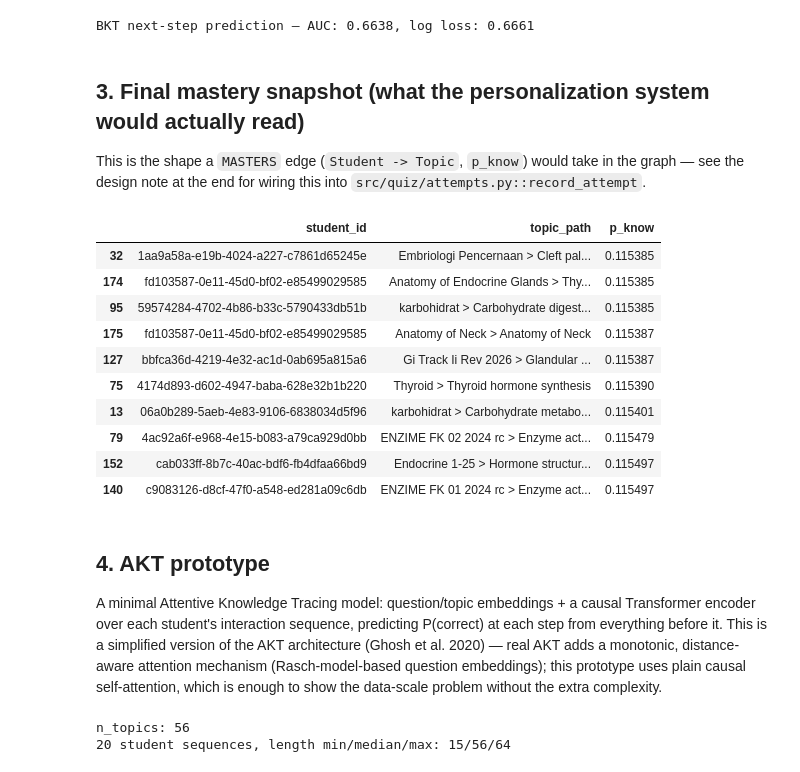
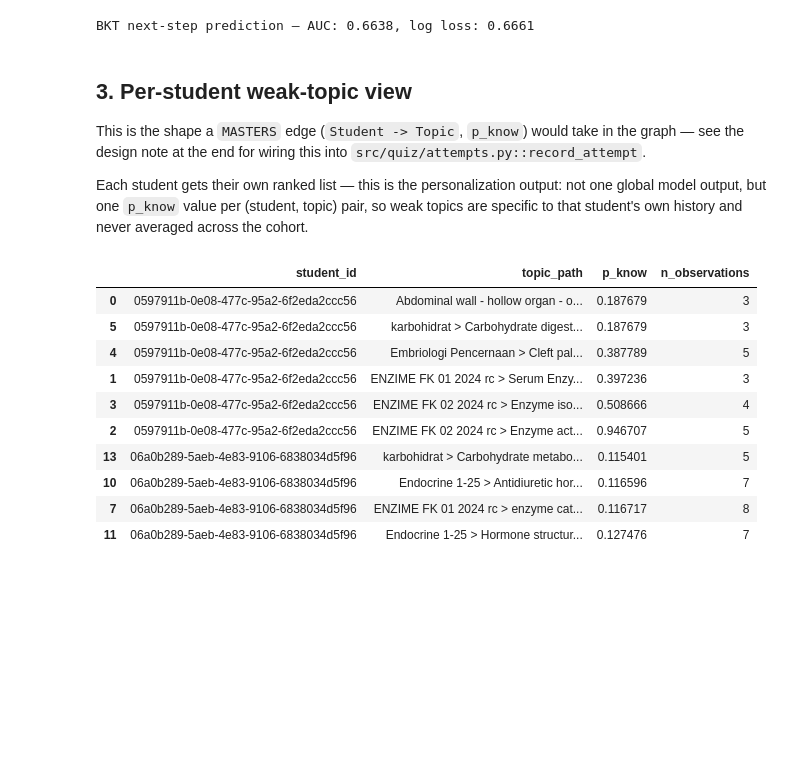
Before and after one commit to medical-uc/intelligent-tutoring-system-for-medical-student, a Jupyter notebook: notebooks/knowledge_tracing.ipynb, the cells around one changed output. Drawn from its saved outputs; the diff is of its cells as text; code cells hidden in the pictures; blank space fills up the shorter version.

```diff
--- a/notebooks/knowledge_tracing.ipynb
+++ b/notebooks/knowledge_tracing.ipynb
@@ -197,66 +184,35 @@ print(f"BKT next-step prediction — AUC: {bkt_auc:.4f}, log loss: {bkt_ll:.4f}"
 # %% [output]
 BKT next-step prediction — AUC: 0.6638, log loss: 0.6661
 # %% [markdown]
-## 3. Final mastery snapshot (what the personalization system would actually read)
+## 3. Per-student weak-topic view
 
 This is the shape a `MASTERS` edge (`Student -> Topic`, `p_know`) would take in the graph
 — see the design note at the end for wiring this into `src/quiz/attempts.py::record_attempt`.
+
+Each student gets their own ranked list — this is the personalization output: not one
+global model output, but one `p_know` value per (student, topic) pair, so weak topics are
+specific to that student's own history and never averaged across the cohort.
 # %%
 mastery_rows = [
     {"student_id": sid, "topic_path": tp, "p_know": pk}
     for (sid, tp), pk in bkt_final_state.items()
 ]
 mastery_df = pd.DataFrame(mastery_rows)
-mastery_df.sort_values("p_know").head(10)
+
+n_observations = (
+    df_sorted.groupby(["student_id", "topic_path"]).size().rename("n_observations")
+)
+mastery_df = mastery_df.join(n_observations, on=["student_id", "topic_path"])
+mastery_df.sort_values(["student_id", "p_know"]).head(10)
 # %% [output]
-|  | student_id | topic_path | p_know |
-| 32 | 1aa9a58a-e19b-4024-a227-c7861d65245e | Embriologi Pencernaan > Cleft pal... | 0.115385 |
-| 174 | fd103587-0e11-45d0-bf02-e85499029585 | Anatomy of Endocrine Glands > Thy... | 0.115385 |
-| 95 | 59574284-4702-4b86-b33c-5790433db51b | karbohidrat > Carbohydrate digest... | 0.115385 |
-| 175 | fd103587-0e11-45d0-bf02-e85499029585 | Anatomy of Neck > Anatomy of Neck | 0.115387 |
-| 127 | bbfca36d-4219-4e32-ac1d-0ab695a815a6 | Gi Track Ii Rev 2026 > Glandular ... | 0.115387 |
-| 75 | 4174d893-d602-4947-baba-628e32b1b220 | Thyroid > Thyroid hormone synthesis | 0.115390 |
-| 13 | 06a0b289-5aeb-4e83-9106-6838034d5f96 | karbohidrat > Carbohydrate metabo... | 0.115401 |
-| 79 | 4ac92a6f-e968-4e15-b083-a79ca929d0bb | ENZIME FK 02 2024 rc > Enzyme act... | 0.115479 |
-| 152 | cab033ff-8b7c-40ac-bdf6-fb4dfaa66bd9 | Endocrine 1-25 > Hormone structur... | 0.115497 |
-| 140 | c9083126-d8cf-47f0-a548-ed281a09c6db | ENZIME FK 01 2024 rc > Enzyme act... | 0.115497 |
+|  | student_id | topic_path | p_know | n_observations |
+| 0 | 0597911b-0e08-477c-95a2-6f2eda2ccc56 | Abdominal wall - hollow organ - o... | 0.187679 | 3 |
+| 5 | 0597911b-0e08-477c-95a2-6f2eda2ccc56 | karbohidrat > Carbohydrate digest... | 0.187679 | 3 |
+| 4 | 0597911b-0e08-477c-95a2-6f2eda2ccc56 | Embriologi Pencernaan > Cleft pal... | 0.387789 | 5 |
+| 1 | 0597911b-0e08-477c-95a2-6f2eda2ccc56 | ENZIME FK 01 2024 rc > Serum Enzy... | 0.397236 | 3 |
+| 3 | 0597911b-0e08-477c-95a2-6f2eda2ccc56 | ENZIME FK 02 2024 rc > Enzyme iso... | 0.508666 | 4 |
+| 2 | 0597911b-0e08-477c-95a2-6f2eda2ccc56 | ENZIME FK 02 2024 rc > Enzyme act... | 0.946707 | 5 |
+| 13 | 06a0b289-5aeb-4e83-9106-6838034d5f96 | karbohidrat > Carbohydrate metabo... | 0.115401 | 5 |
+| 10 | 06a0b289-5aeb-4e83-9106-6838034d5f96 | Endocrine 1-25 > Antidiuretic hor... | 0.116596 | 7 |
+| 7 | 06a0b289-5aeb-4e83-9106-6838034d5f96 | ENZIME FK 01 2024 rc > enzyme cat... | 0.116717 | 8 |
+| 11 | 06a0b289-5aeb-4e83-9106-6838034d5f96 | Endocrine 1-25 > Hormone structur... | 0.127476 | 7 |
-# %% [markdown]
-## 4. AKT prototype
-
-A minimal Attentive Knowledge Tracing model: question/topic embeddings + a causal
-Transformer encoder over each student's interaction sequence, predicting P(correct) at
-each step from everything before it. This is a simplified version of the AKT
-architecture (Ghosh et al. 2020) — real AKT adds a monotonic, distance-aware attention
-mechanism (Rasch-model-based question embeddings); this prototype uses plain causal
-self-attention, which is enough to show the data-scale problem without the extra
-complexity.
-# %%
-topic_ids = {t: i for i, t in enumerate(sorted(df["topic_path"].unique()))}
-n_topics = len(topic_ids)
-print("n_topics:", n_topics)
-
-MAX_SEQ_LEN = 64
-
-
-def build_sequences(df: pd.DataFrame) -> list[dict]:
-    """One sequence per student: topic ids + correctness, chronologically ordered,
-    truncated to the most recent MAX_SEQ_LEN interactions."""
-    seqs = []
-    for sid, g in df.sort_values("ts").groupby("student_id"):
-        topics = [topic_ids[t] for t in g["topic_path"]]
-        corrects = list(g["correct"])
-        if len(topics) < 2:
-            continue  # need at least one prior interaction to predict the next
-        topics = topics[-MAX_SEQ_LEN:]
-        corrects = corrects[-MAX_SEQ_LEN:]
-        seqs.append({"student_id": sid, "topics": topics, "corrects": corrects})
-    return seqs
-
-
-sequences = build_sequences(df_sorted)
-seq_lens = [len(s["topics"]) for s in sequences]
-print(f"{len(sequences)} student sequences, length min/median/max: "
-      f"{min(seq_lens)}/{int(np.median(seq_lens))}/{max(seq_lens)}")
-# %% [output]
-n_topics: 56
-20 student sequences, length min/median/max: 15/56/64
```
Also changed, not shown: parts of 11 cells of this notebook.
